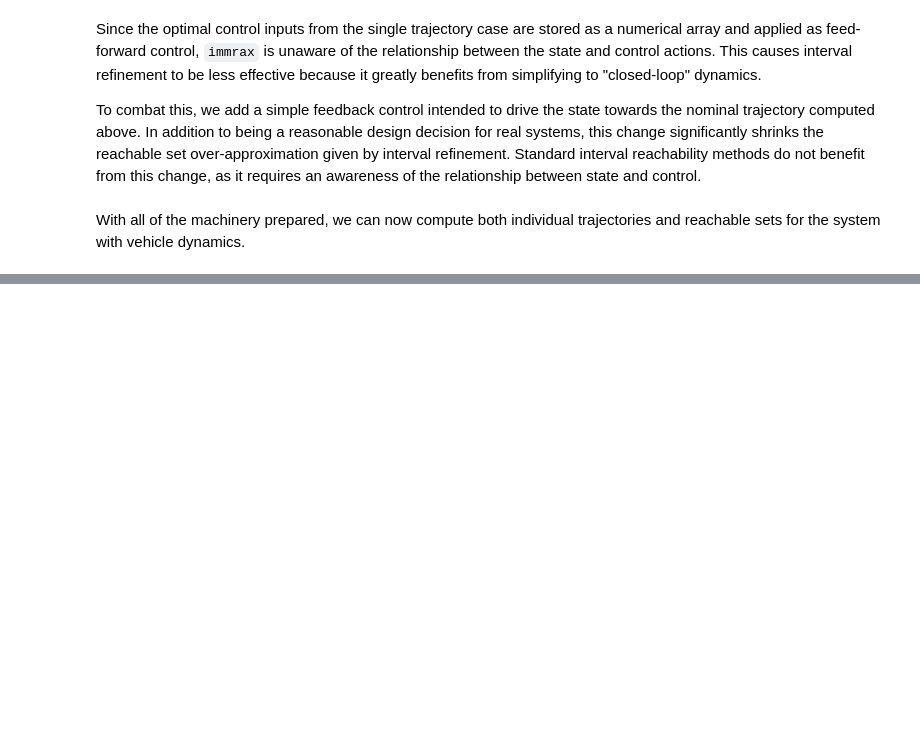
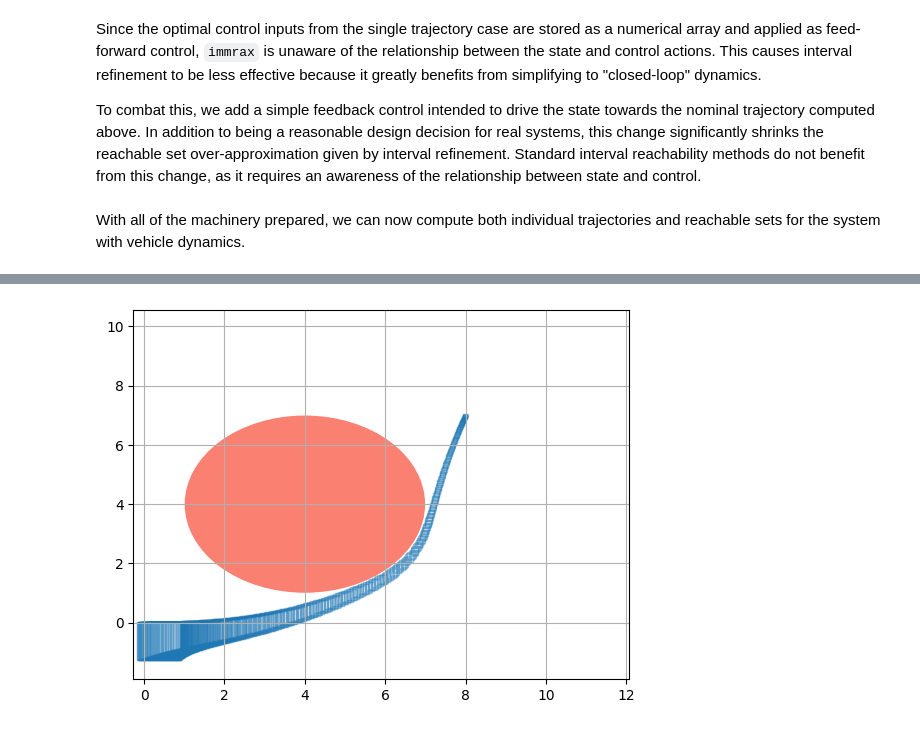
Before and after one commit to gtfactslab/immrax, a Jupyter notebook: examples/auxillary_vars/vehicle_mpc.ipynb, the cells around one changed output, grey strips where cells are left out. Saved outputs shown, nothing was run; the diff lists cells and outputs as text; code cells hidden in the pictures; blank space fills up the shorter version.

Commit message:
Gradient descent on input function

```diff
--- a/examples/auxillary_vars/vehicle_mpc.ipynb
+++ b/examples/auxillary_vars/vehicle_mpc.ipynb
@@ -374,11 +375,14 @@ def ul_intersects(xt):
 
 
 def obj(u):
-    traj = rollout_cl_interval_traj(u)
-    return jnp.sum(jax.vmap(ul_intersects)(traj.ys))
+    traj: Trajectory = rollout_cl_interval_traj(u)
+    losses = jax.vmap(ul_intersects)(traj._ys)
+    ys = jnp.where(traj.tfinite, losses, jnp.zeros_like(traj.tfinite))
+    return jnp.sum(ys)
 
 # print(obj(us))
 
-obj_grad = jax.jacfwd(obj)
-print(obj_grad(us))
+obj_grad = jax.jit(jax.jacfwd(obj))
+obj_grad(us)
+print("Compiled objective gradient")
 # %% [output]
@@ -401,0 +390,9 @@ print(obj_grad(us))
+# %%
+lr = 1e-5
+steps = 10
+us_gd = us.copy()
+
+for i in range(steps):
+    grad = obj_grad(us_gd)
+    us_gd -= lr * grad
+    print(f"Stepping... (size: {jnp.linalg.norm(grad):.4g})")
@@ -401,0 +410,10 @@ print(obj_grad(us))
+# %%
+traj = rollout_cl_interval_traj(us_gd)
+
+fig, ax = plt.subplots()
+circle = patches.Circle((4, 4), 3 - 1e-2, facecolor="salmon", label="Obstacle")
+ax.add_patch(circle)  # Obstacle
+draw_refined_trajectory_2d(traj, H)
+ax.grid(True)
+# %% [output]
+[figure, added]
```
Also changed, not shown: parts of 3 cells of this notebook, 1 other file.
